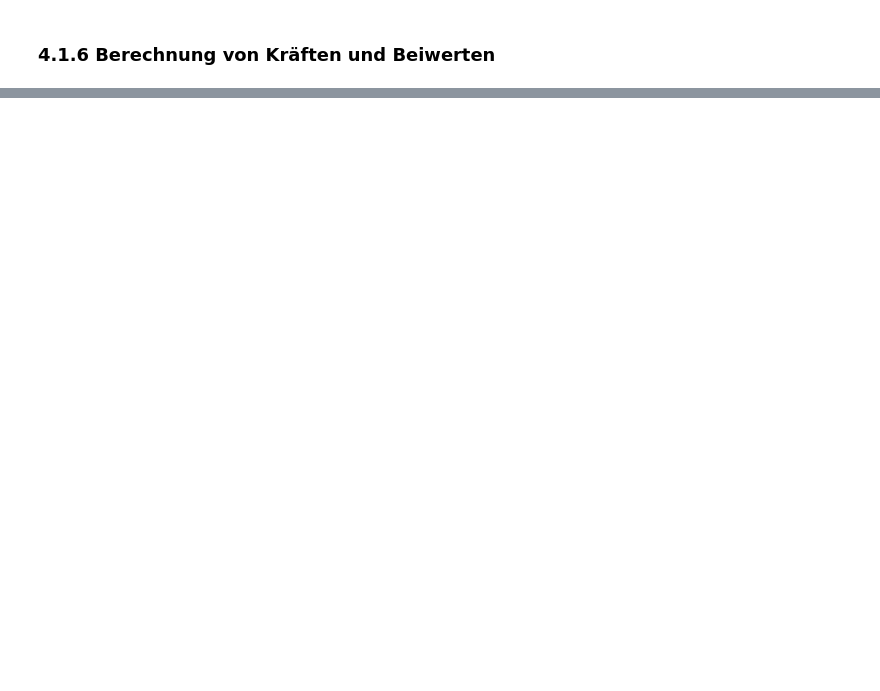
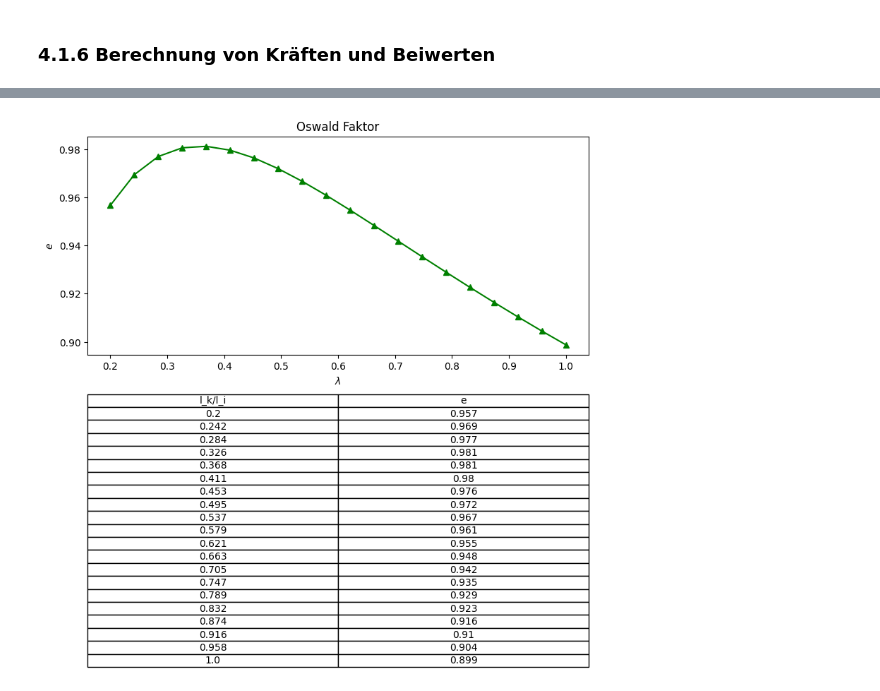
Before and after one commit to AntonSchreiber/aero-lecture, a Jupyter notebook: notebooks/exercise04.ipynb, the cells around one changed output, grey strips where cells are left out. Cells and saved outputs as stored; diff of their text form; code cells hidden in the pictures; blank space fills up the shorter version.

```diff
--- a/notebooks/exercise04.ipynb
+++ b/notebooks/exercise04.ipynb
@@ -345,0 +417,26 @@ plt.show()
+# %%
+# Erstelle ein DataFrame
+data = {
+    'l_k/l_i': [round(num, 3) for num in l_k_study],
+    'e': [round(num, 3) for num in Oswald]
+}
+df = pd.DataFrame(data)
+
+# Erstelle die Subplots
+fig, axs = plt.subplots(2, 1, figsize=(8, 8))
+
+# Plot für Oswald
+axs[0].plot(l_k_study, Oswald, marker='^', linestyle='-', color='g')
+axs[0].set_xlabel(r"$\lambda$")
+axs[0].set_ylabel(r'$e$')
+axs[0].set_title("Oswald Faktor")
+
+# Erstelle die Tabelle
+axs[1].axis('tight')
+axs[1].axis('off')
+table = axs[1].table(cellText=df.values, colLabels=df.columns, cellLoc='center', loc='center')
+
+plt.tight_layout()
+plt.show()
+# %% [output]
+[figure, added]
```
Also changed, not shown: parts of 15 cells of this notebook.
